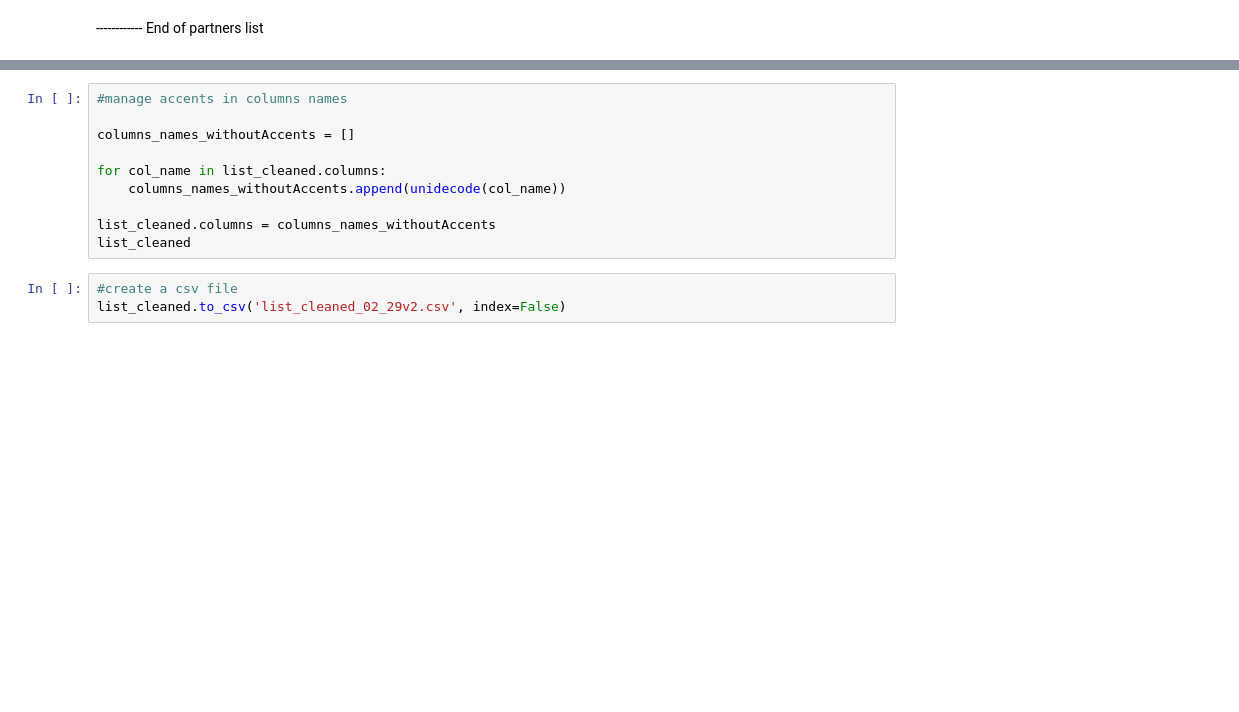
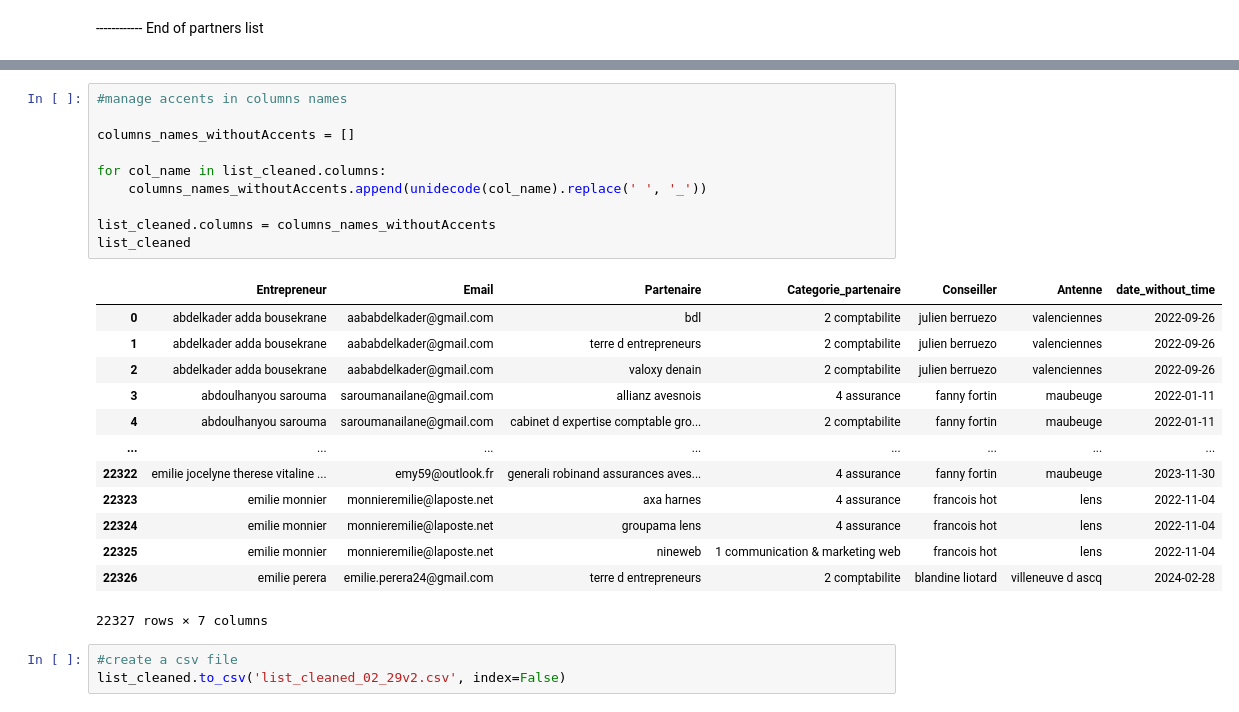
Before and after one commit to ArnaudSibilleHub/Leads_Analysis, a Jupyter notebook: list clics.ipynb, the cells around one changed output, grey strips where cells are left out. Cells and saved outputs as stored; diff of their text form; blank space fills up the shorter version.

Commit message:
adjustment to erase space in columns names

```diff
--- a/list clics.ipynb
+++ b/list clics.ipynb
@@ -171,13 +446,27 @@ list_cleaned
 # %%
 #manage accents in columns names
 
 columns_names_withoutAccents = []
 
 for col_name in list_cleaned.columns:
-    columns_names_withoutAccents.append(unidecode(col_name))
+    columns_names_withoutAccents.append(unidecode(col_name).replace(' ', '_'))
 
 list_cleaned.columns = columns_names_withoutAccents
 list_cleaned
+# %% [output]
+|  | Entrepreneur | Email | Partenaire | Categorie_partenaire | Conseiller | Antenne | date_without_time |
+| 0 | abdelkader adda bousekrane | aababdelkader@gmail.com | bdl | 2 comptabilite | julien berruezo | valenciennes | 2022-09-26 |
+| 1 | abdelkader adda bousekrane | aababdelkader@gmail.com | terre d entrepreneurs | 2 comptabilite | julien berruezo | valenciennes | 2022-09-26 |
+| 2 | abdelkader adda bousekrane | aababdelkader@gmail.com | valoxy denain | 2 comptabilite | julien berruezo | valenciennes | 2022-09-26 |
+| 3 | abdoulhanyou sarouma | saroumanailane@gmail.com | allianz avesnois | 4 assurance | fanny fortin | maubeuge | 2022-01-11 |
+| 4 | abdoulhanyou sarouma | saroumanailane@gmail.com | cabinet d expertise comptable gro... | 2 comptabilite | fanny fortin | maubeuge | 2022-01-11 |
+| ... | ... | ... | ... | ... | ... | ... | ... |
+| 22322 | emilie jocelyne therese vitaline ... | emy59@outlook.fr | generali robinand assurances aves... | 4 assurance | fanny fortin | maubeuge | 2023-11-30 |
+| 22323 | emilie monnier | monnieremilie@laposte.net | axa harnes | 4 assurance | francois hot | lens | 2022-11-04 |
+| 22324 | emilie monnier | monnieremilie@laposte.net | groupama lens | 4 assurance | francois hot | lens | 2022-11-04 |
+| 22325 | emilie monnier | monnieremilie@laposte.net | nineweb | 1 communication & marketing web | francois hot | lens | 2022-11-04 |
+| 22326 | emilie perera | emilie.perera24@gmail.com | terre d entrepreneurs | 2 comptabilite | blandine liotard | villeneuve d ascq | 2024-02-28 |
+22327 rows × 7 columns
 # %%
 #create a csv file
 list_cleaned.to_csv('list_cleaned_02_29v2.csv', index=False)
```
Also changed, not shown: parts of 22 cells of this notebook.
